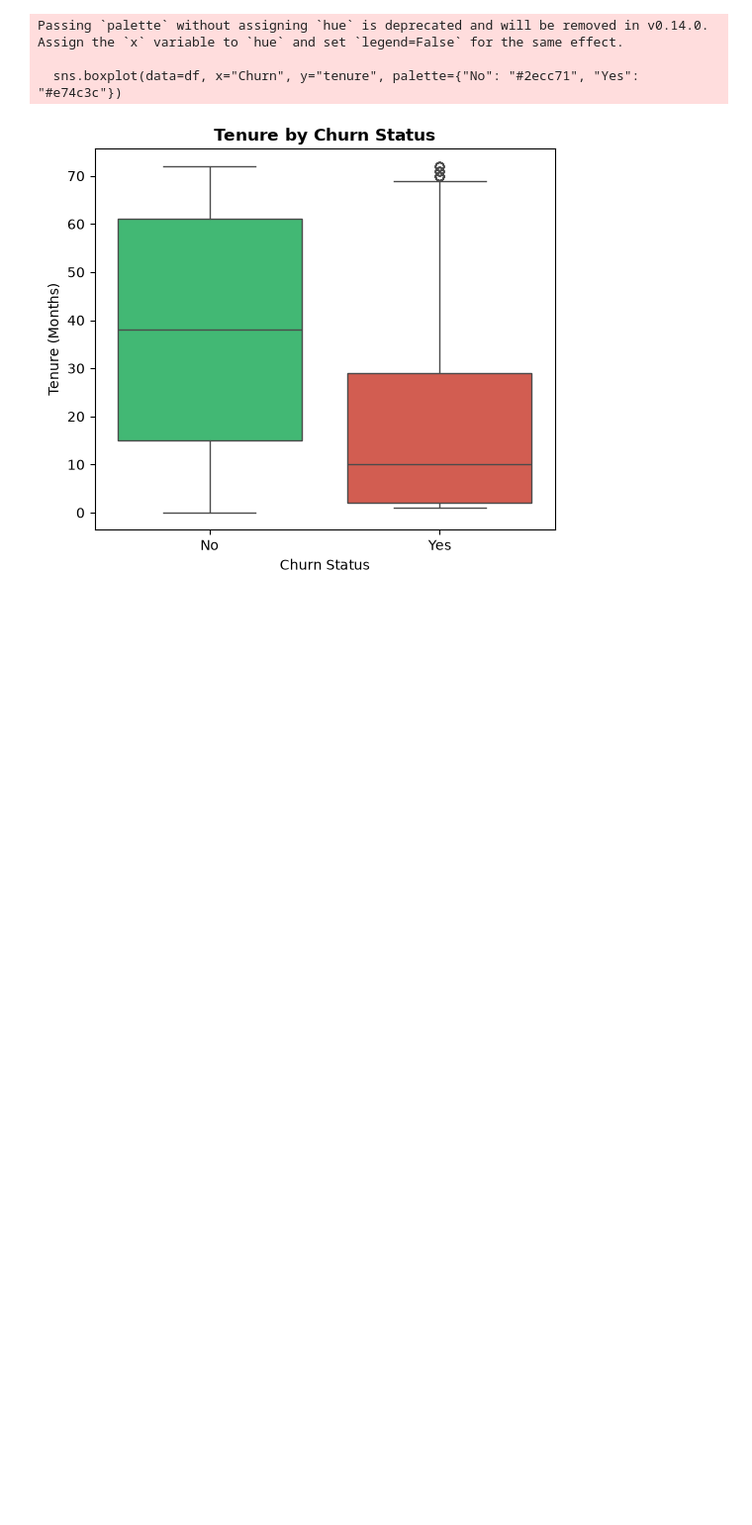
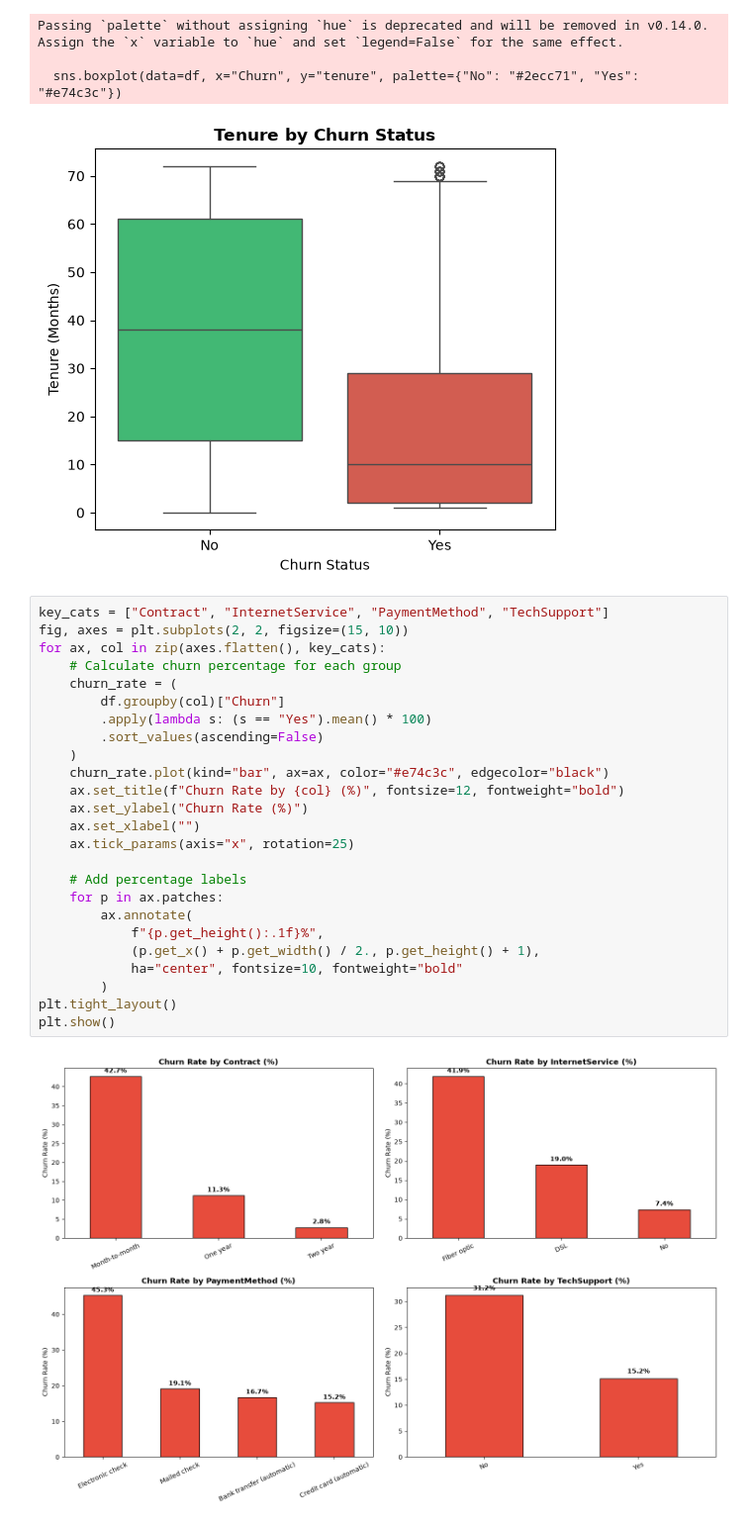
Before and after one commit to Akash-AI44/telco-churn-prediction, a Jupyter notebook: notebooks/eda.ipynb, the cells around one changed output. Shown at 99% size. Cells and saved outputs as stored; diff of their text form; blank space fills up the shorter version.

```diff
--- a/notebooks/eda.ipynb
+++ b/notebooks/eda.ipynb
@@ -153,3 +153,30 @@ Passing `palette` without assigning `hue` is deprecated and will be removed in v
 
   sns.boxplot(data=df, x="Churn", y="tenure", palette={"No": "#2ecc71", "Yes": "#e74c3c"})
 [figure]
+# %%
+key_cats = ["Contract", "InternetService", "PaymentMethod", "TechSupport"]
+fig, axes = plt.subplots(2, 2, figsize=(15, 10))
+for ax, col in zip(axes.flatten(), key_cats):
+    # Calculate churn percentage for each group
+    churn_rate = (
+        df.groupby(col)["Churn"]
+        .apply(lambda s: (s == "Yes").mean() * 100)
+        .sort_values(ascending=False)
+    )
+    churn_rate.plot(kind="bar", ax=ax, color="#e74c3c", edgecolor="black")
+    ax.set_title(f"Churn Rate by {col} (%)", fontsize=12, fontweight="bold")
+    ax.set_ylabel("Churn Rate (%)")
+    ax.set_xlabel("")
+    ax.tick_params(axis="x", rotation=25)
+
+    # Add percentage labels
+    for p in ax.patches:
+        ax.annotate(
+            f"{p.get_height():.1f}%",
+            (p.get_x() + p.get_width() / 2., p.get_height() + 1),
+            ha="center", fontsize=10, fontweight="bold"
+        )
+plt.tight_layout()
+plt.show()
+# %% [output]
+[figure, added]
```
Also changed, not shown: parts of 2 cells of this notebook.
